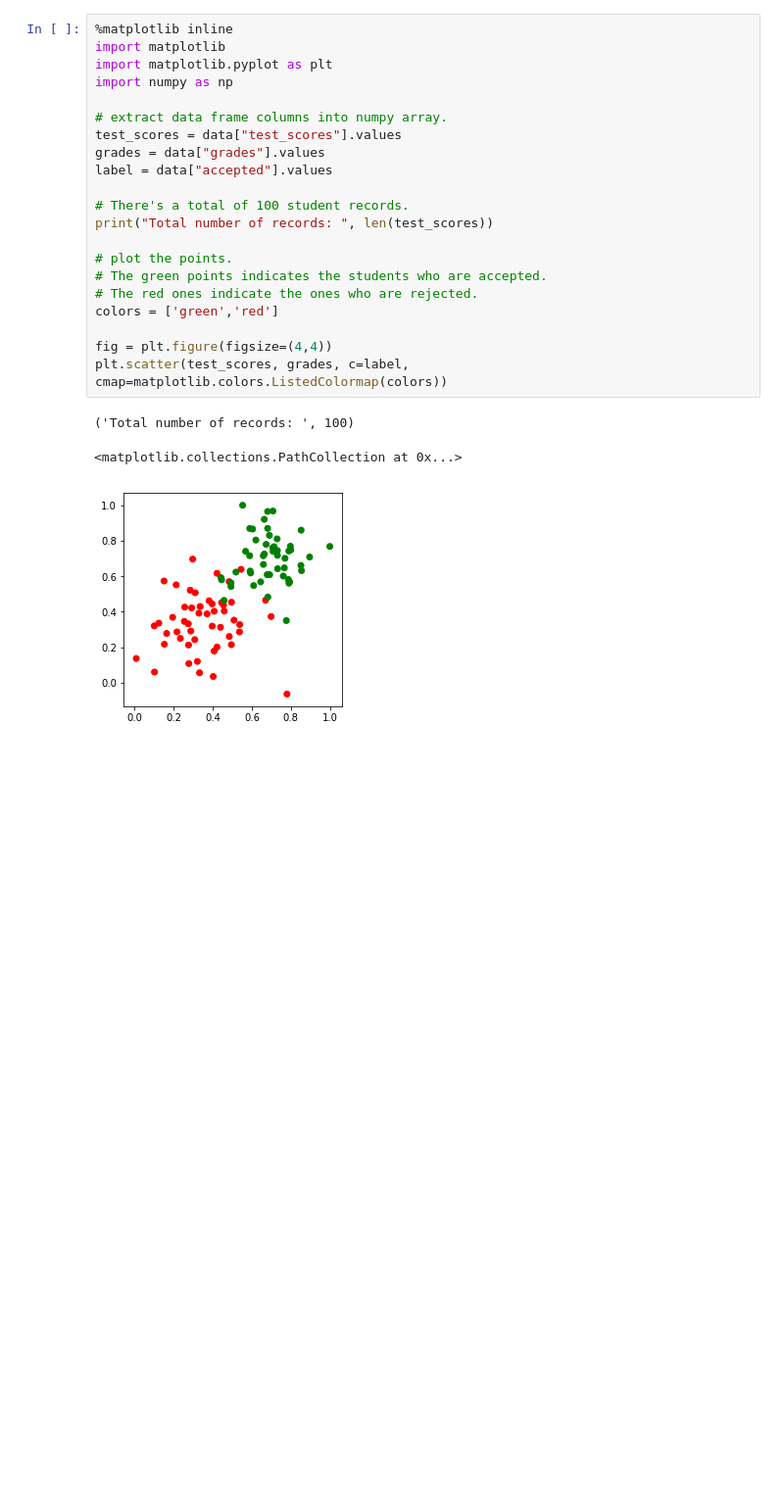
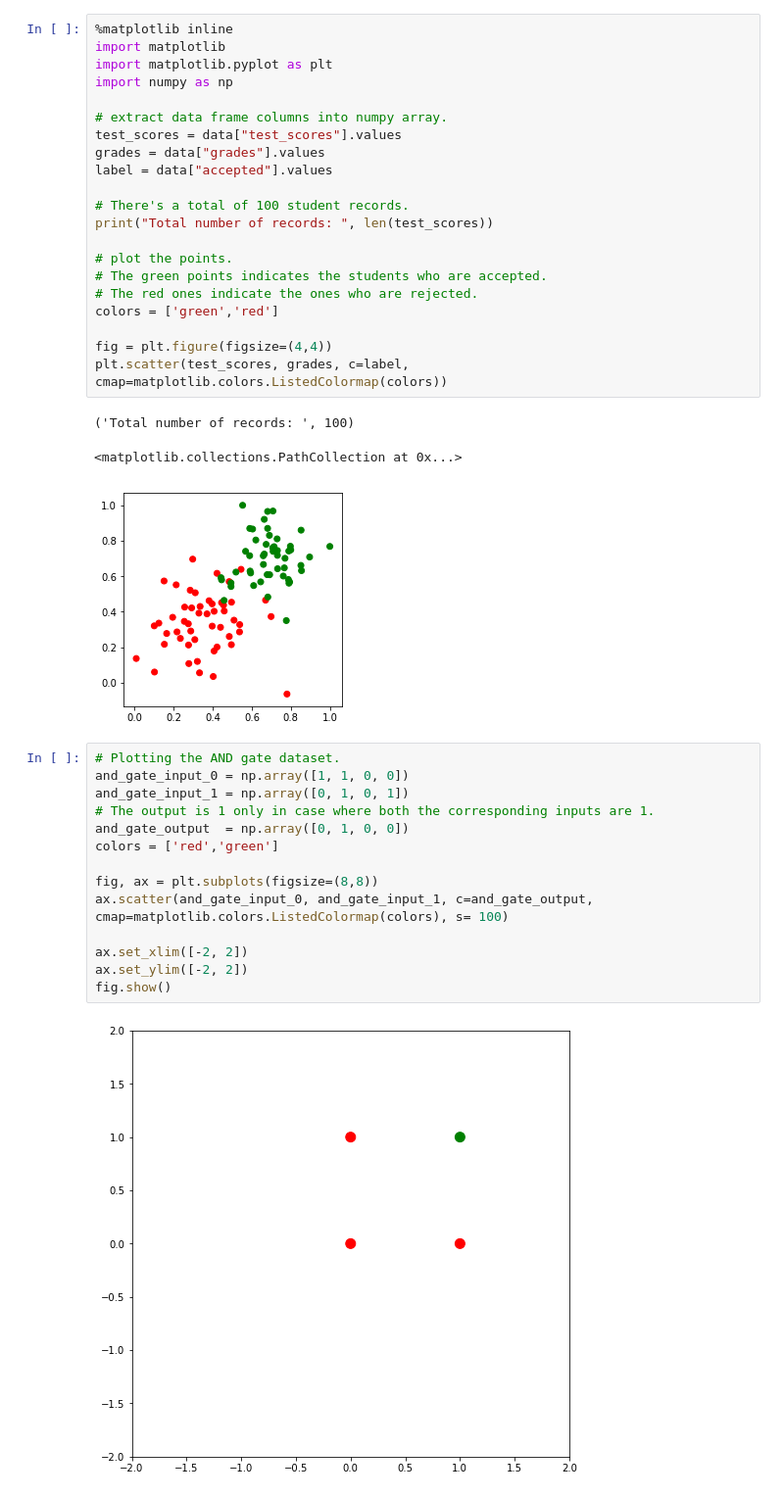
Before and after one commit to hackintoshrao/blog-posts, a Jupyter notebook: Neural Nets/Building Neural Nets From Scratch/Part 1/code/admission.ipynb, the cells around one changed output. Shown at 98% size. Cells and saved outputs as stored; diff of their text form; blank space fills up the shorter version.

```diff
--- a/Neural Nets/Building Neural Nets From Scratch/Part 1/code/admission.ipynb
+++ b/Neural Nets/Building Neural Nets From Scratch/Part 1/code/admission.ipynb
@@ -36,3 +36,19 @@ plt.scatter(test_scores, grades, c=label, cmap=matplotlib.colors.ListedColormap(
 ('Total number of records: ', 100)
 <matplotlib.collections.PathCollection at 0x...>
 [figure]
+# %%
+# Plotting the AND gate dataset.
+and_gate_input_0 = np.array([1, 1, 0, 0])
+and_gate_input_1 = np.array([0, 1, 0, 1])
+# The output is 1 only in case where both the corresponding inputs are 1.
+and_gate_output  = np.array([0, 1, 0, 0])
+colors = ['red','green']
+
+fig, ax = plt.subplots(figsize=(8,8))
+ax.scatter(and_gate_input_0, and_gate_input_1, c=and_gate_output, cmap=matplotlib.colors.ListedColormap(colors), s= 100)
+
+ax.set_xlim([-2, 2])
+ax.set_ylim([-2, 2])
+fig.show()
+# %% [output]
+[figure, added]
```
Also changed, not shown: parts of 1 cell of this notebook, 3 other files.
